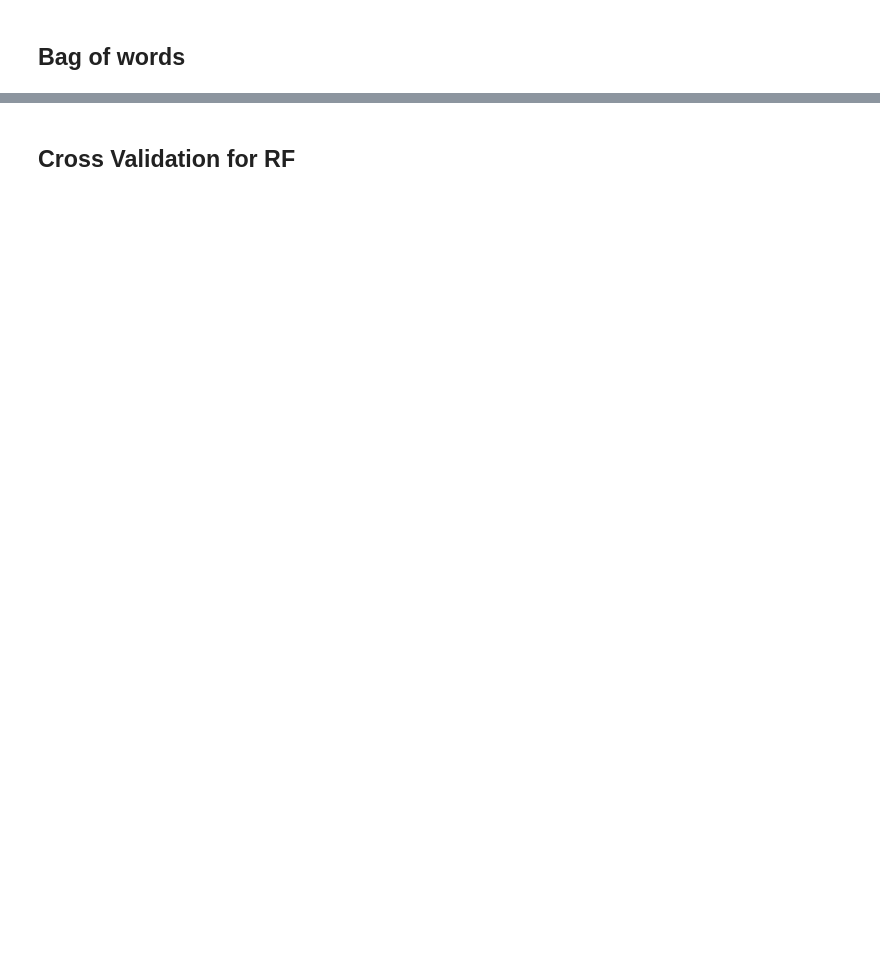
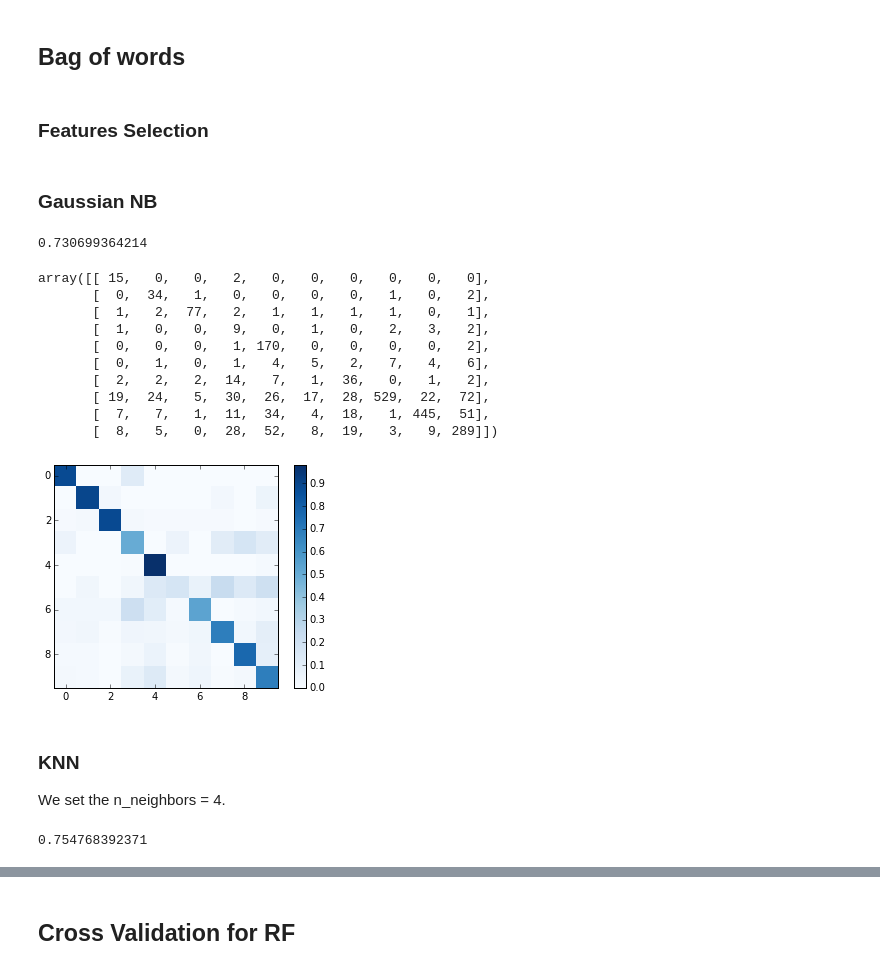
Before and after one commit to mydu/IIR, a Jupyter notebook: Data Processing.ipynb, the cells around one changed output, grey strips where cells are left out. Saved outputs shown, nothing was run; the diff lists cells and outputs as text; code cells hidden in the pictures; blank space fills up the shorter version.

```diff
--- a/Data Processing.ipynb
+++ b/Data Processing.ipynb
@@ -123,8 +124,54 @@ train_data_features = vectorizer.fit_transform(TargetData.tweet.values).toarray(
 # %%
 train_data_features[0]
 lable = TargetData.hashtags.values
+# %% [markdown]
+### Features Selection
 # %%
 from sklearn.feature_selection import SelectKBest,f_classif
 Selec = SelectKBest(f_classif, k = 1000 )
 train_data_features = Selec.fit_transform(train_data_features, lable)
 #shape(train_data_features)
+# %% [markdown]
+### Gaussian NB
+# %%
+from sklearn.naive_bayes import GaussianNB
+
+N_sep = len(lable)*2/3
+
+gnb = GaussianNB()
+gnb.fit(train_data_features[0:N_sep], lable[0:N_sep])
+print gnb.score(train_data_features[N_sep:], lable[N_sep:])
+feat_pred_gnb = gnb.predict(train_data_features[N_sep:])
+# %% [output]
+0.730699364214
+# %%
+from sklearn.metrics import confusion_matrix
+cm = confusion_matrix(lable[N_sep:],feat_pred_gnb)
+cm_normalized = cm.astype('float') / cm.sum(axis=1)[:, np.newaxis]
+plt.imshow(cm_normalized, interpolation='nearest',cmap = 'Blues')
+plt.colorbar()
+cm
+# %% [output]
+array([[ 15,   0,   0,   2,   0,   0,   0,   0,   0,   0],
+       [  0,  34,   1,   0,   0,   0,   0,   1,   0,   2],
+       [  1,   2,  77,   2,   1,   1,   1,   1,   0,   1],
+       [  1,   0,   0,   9,   0,   1,   0,   2,   3,   2],
+       [  0,   0,   0,   1, 170,   0,   0,   0,   0,   2],
+       [  0,   1,   0,   1,   4,   5,   2,   7,   4,   6],
+       [  2,   2,   2,  14,   7,   1,  36,   0,   1,   2],
+       [ 19,  24,   5,  30,  26,  17,  28, 529,  22,  72],
+       [  7,   7,   1,  11,  34,   4,  18,   1, 445,  51],
+       [  8,   5,   0,  28,  52,   8,  19,   3,   9, 289]])
+[figure, added]
+# %% [markdown]
+### KNN
+
+We set the n_neighbors = 4.
+# %%
+from sklearn import neighbors
+nn = neighbors.KNeighborsClassifier(n_neighbors = 4, weights="uniform")
+nn.fit(train_data_features[0:N_sep], lable[0:N_sep])
+print nn.score(train_data_features[N_sep:], lable[N_sep:])
+feat_pred_nn = nn.predict(train_data_features[N_sep:])
+# %% [output]
+0.754768392371
```
Also changed, not shown: parts of 14 cells of this notebook, 11 other files.
